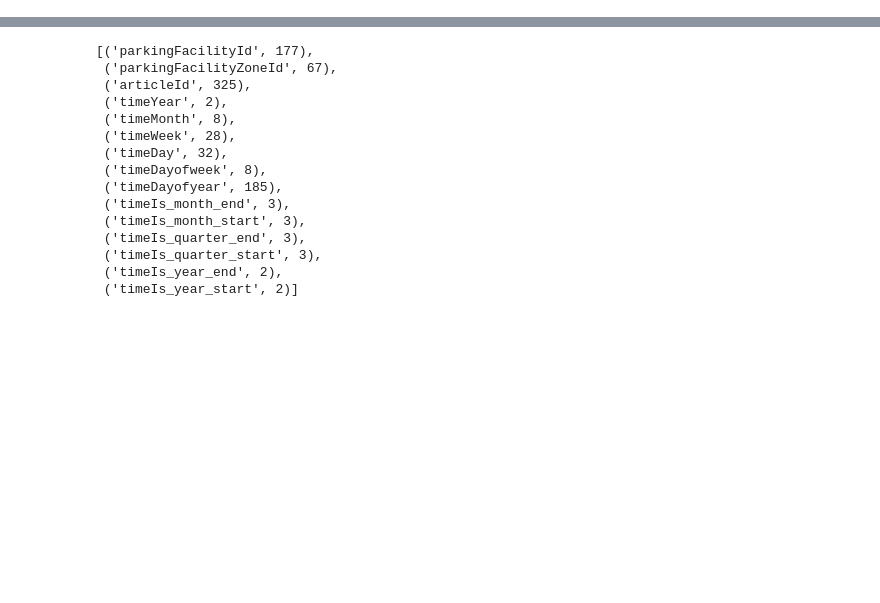
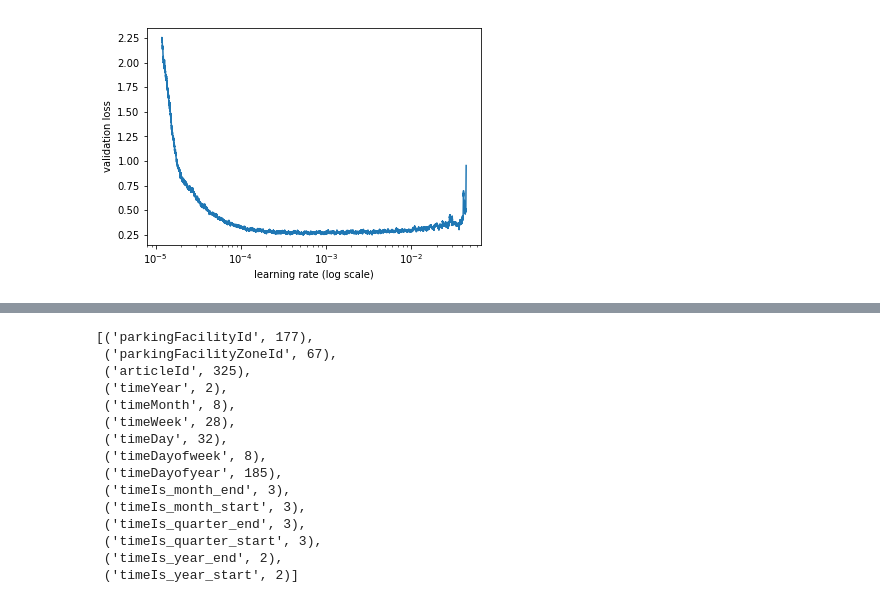
Before and after one commit to koen-dejonghe/fastai, a Jupyter notebook: courses/dl1/occupancy.ipynb, the cells around one changed output, grey strips where cells are left out. Saved outputs shown, nothing was run; the diff lists cells and outputs as text; code cells hidden in the pictures; blank space fills up the shorter version.

```diff
--- a/courses/dl1/occupancy.ipynb
+++ b/courses/dl1/occupancy.ipynb
@@ -162,0 +238,4 @@ train_size
+# %%
+m = md.get_learner(emb_szs, len(df.columns)-len(cat_vars),
+                   0, 1, [500, 100], [0,0], y_range=y_range)
+m.lr_find()
@@ -162,0 +244,4 @@ train_size
+# %%
+m.sched.plot(1000)
+# %% [output]
+[figure, added]
```
Also changed, not shown: parts of 66 cells of this notebook, 4 other files.
